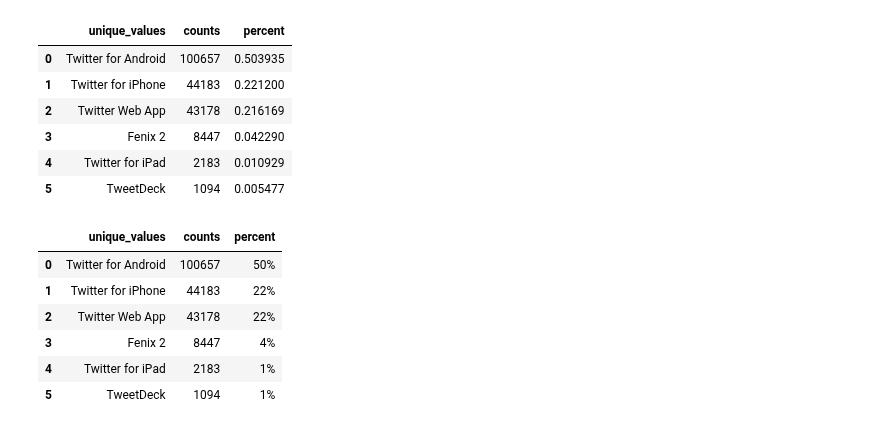
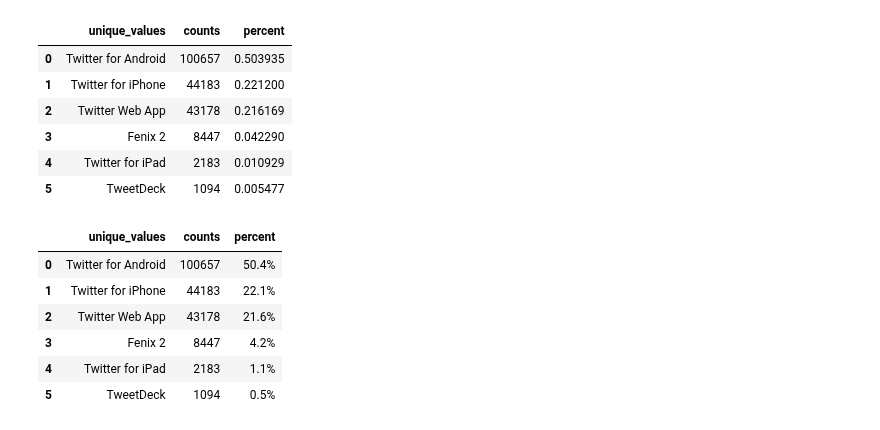
Before and after one commit to carpiero/Sentiment_Spanish_Operator, a Jupyter notebook: Notebooks/Notebook_006_remote.ipynb, the cells around one changed output. Cells and saved outputs as stored; diff of their text form; code cells hidden in the pictures.

```diff
--- a/Notebooks/Notebook_006_remote.ipynb
+++ b/Notebooks/Notebook_006_remote.ipynb
@@ -208,12 +190,12 @@ dff
 | 4 | Twitter for iPad | 2183 | 0.010929 |
 | 5 | TweetDeck | 1094 | 0.005477 |
 # %%
-dff.style.format({'percent': '{:,.0%}'.format})
+dff.style.format({'percent': '{:,.1%}'.format})
 # %% [output]
 |  | unique_values | counts | percent |
-| 0 | Twitter for Android | 100657 | 50% |
-| 1 | Twitter for iPhone | 44183 | 22% |
-| 2 | Twitter Web App | 43178 | 22% |
-| 3 | Fenix 2 | 8447 | 4% |
-| 4 | Twitter for iPad | 2183 | 1% |
-| 5 | TweetDeck | 1094 | 1% |
+| 0 | Twitter for Android | 100657 | 50.4% |
+| 1 | Twitter for iPhone | 44183 | 22.1% |
+| 2 | Twitter Web App | 43178 | 21.6% |
+| 3 | Fenix 2 | 8447 | 4.2% |
+| 4 | Twitter for iPad | 2183 | 1.1% |
+| 5 | TweetDeck | 1094 | 0.5% |
```
Also changed, not shown: parts of 5 cells of this notebook, 4 other files.
